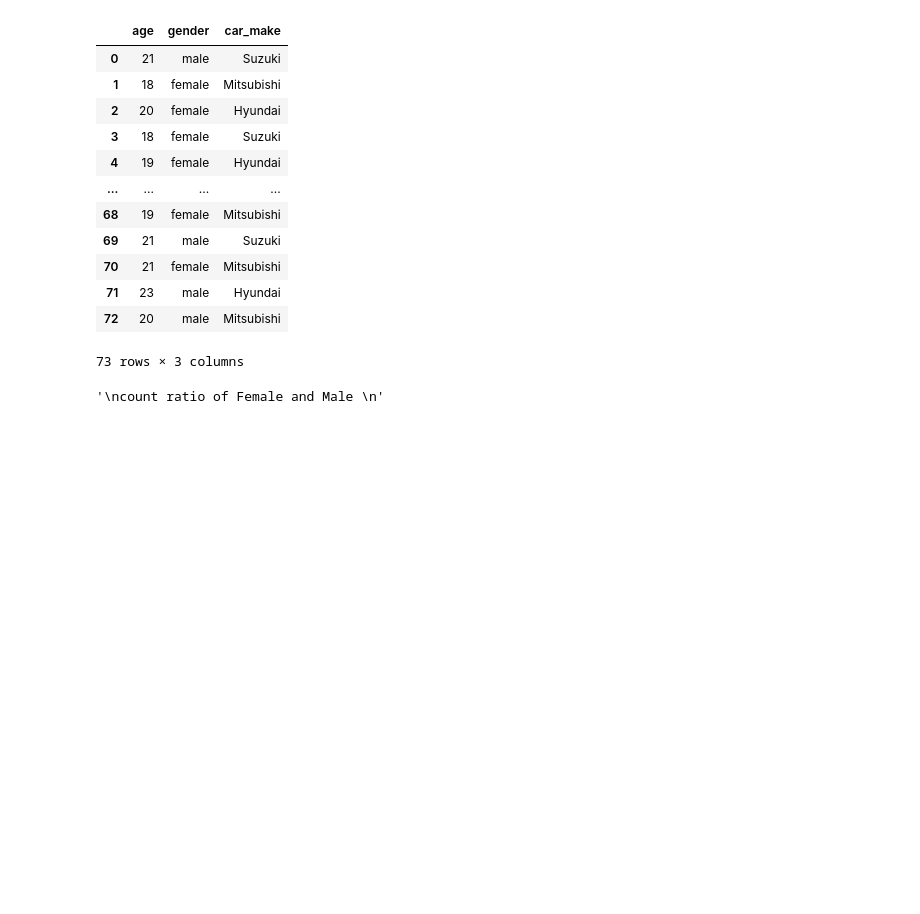
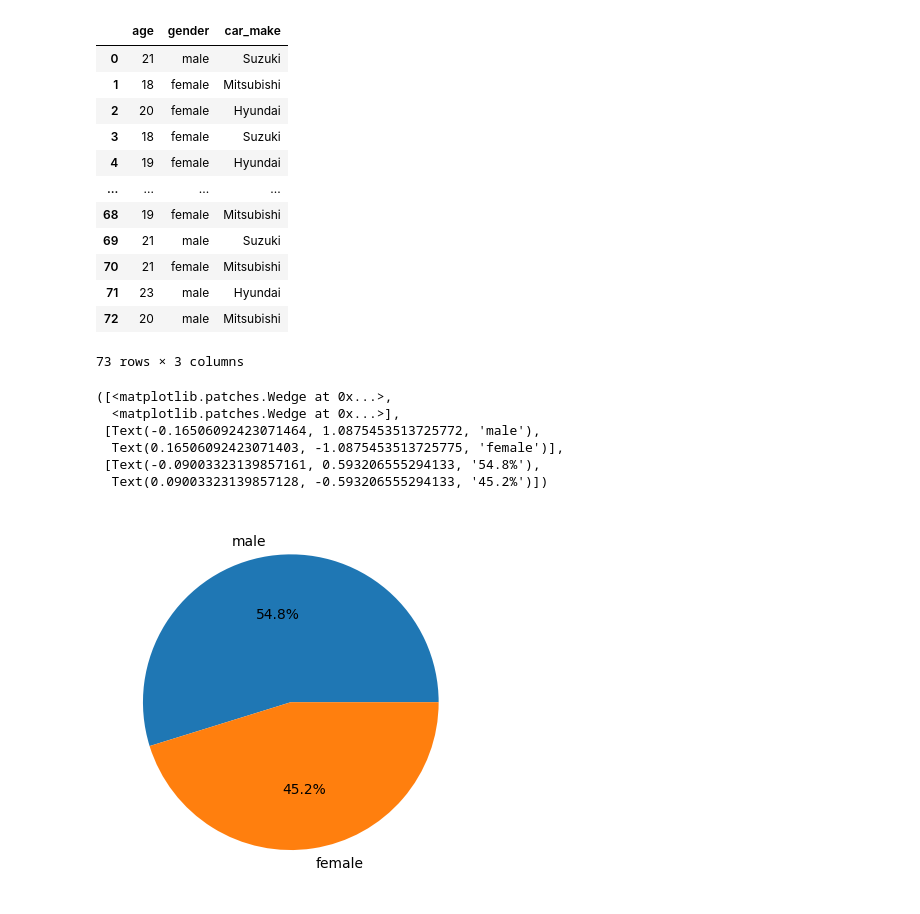
Before and after one commit to SitiAminatus/SQL_simplyEDA_by_Kaggle, a Jupyter notebook: sqlmurder.ipynb, the cells around one changed output. Cells and saved outputs as stored; diff of their text form; code cells hidden in the pictures; blank space fills up the shorter version.

```diff
--- a/sqlmurder.ipynb
+++ b/sqlmurder.ipynb
@@ -166,9 +195,20 @@ pd.read_sql_query(showyouthpref, conn)
 | 71 | 23 | male | Hyundai |
 | 72 | 20 | male | Mitsubishi |
 73 rows × 3 columns
-# %%
-'''
-count ratio of Female and Male
-'''
-# %% [output]
-'\ncount ratio of Female and Male \n'
+# %%
+'''
+count ratio of Female and Male distribution
+'''
+
+data=pd.read_sql_query(showyouthpref, conn)
+
+gender_counts=data['gender'].value_counts()
+plt.pie(gender_counts, labels=gender_counts.index, autopct='%1.1f%%')
+# %% [output]
+([<matplotlib.patches.Wedge at 0x...>,
+  <matplotlib.patches.Wedge at 0x...>],
+ [Text(-0.16506092423071464, 1.0875453513725772, 'male'),
+  Text(0.16506092423071403, -1.0875453513725775, 'female')],
+ [Text(-0.09003323139857161, 0.593206555294133, '54.8%'),
+  Text(0.09003323139857128, -0.593206555294133, '45.2%')])
+[figure, added]
```
Also changed, not shown: parts of 2 cells of this notebook.
